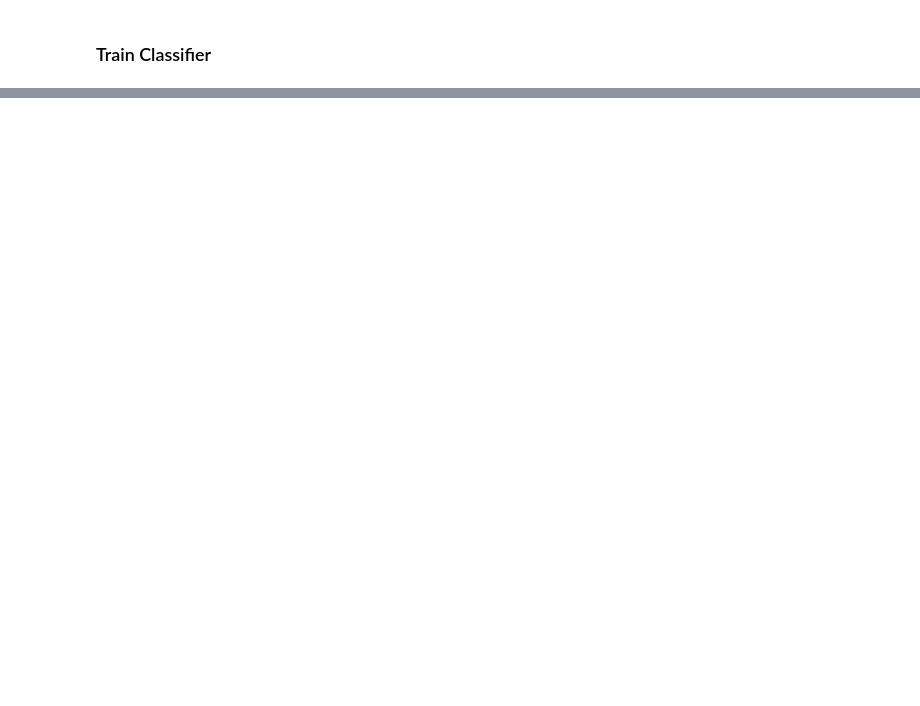
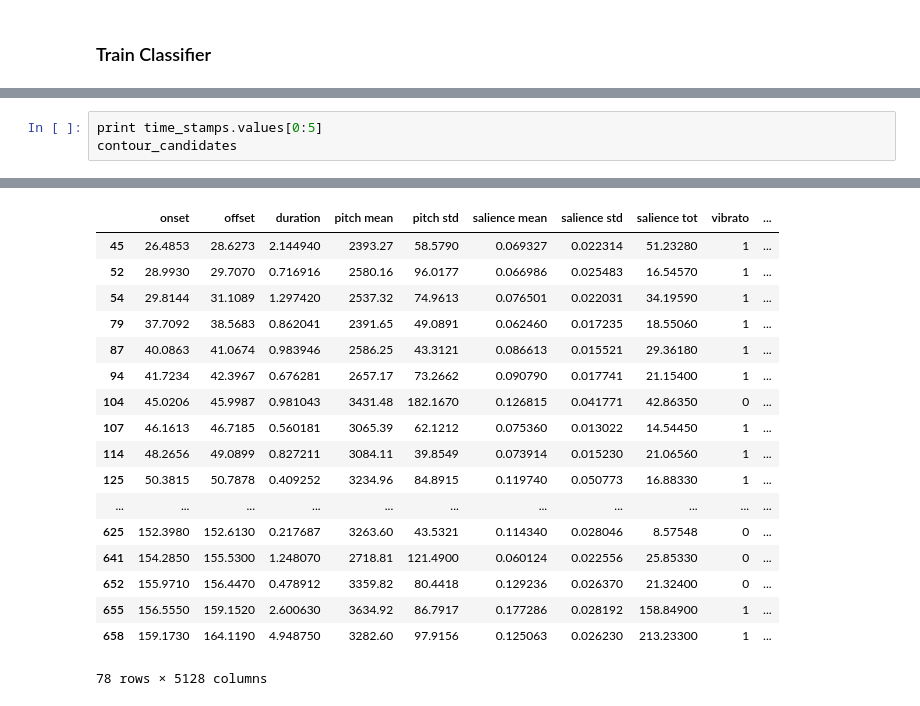
Before and after one commit to rabitt/contour_classification, a Jupyter notebook: contour_training.ipynb, the cells around one changed output, grey strips where cells are left out. Saved outputs shown, nothing was run; the diff lists cells and outputs as text; blank space fills up the shorter version.

```diff
--- a/contour_training.ipynb
+++ b/contour_training.ipynb
@@ -179,0 +412,4 @@ cc.make_coverage_plot(contour_test.iloc[:, :-1], test_annot_dat[track])
+# %%
+print time_stamps.values[0:5]
+contour_candidates
+# %% [output]
@@ -179,0 +419,18 @@ cc.make_coverage_plot(contour_test.iloc[:, :-1], test_annot_dat[track])
+|  | onset | offset | duration | pitch mean | pitch std | salience mean | salience std | salience tot | vibrato | ... |
+| 45 | 26.4853 | 28.6273 | 2.144940 | 2393.27 | 58.5790 | 0.069327 | 0.022314 | 51.23280 | 1 | ... |
+| 52 | 28.9930 | 29.7070 | 0.716916 | 2580.16 | 96.0177 | 0.066986 | 0.025483 | 16.54570 | 1 | ... |
+| 54 | 29.8144 | 31.1089 | 1.297420 | 2537.32 | 74.9613 | 0.076501 | 0.022031 | 34.19590 | 1 | ... |
+| 79 | 37.7092 | 38.5683 | 0.862041 | 2391.65 | 49.0891 | 0.062460 | 0.017235 | 18.55060 | 1 | ... |
+| 87 | 40.0863 | 41.0674 | 0.983946 | 2586.25 | 43.3121 | 0.086613 | 0.015521 | 29.36180 | 1 | ... |
+| 94 | 41.7234 | 42.3967 | 0.676281 | 2657.17 | 73.2662 | 0.090790 | 0.017741 | 21.15400 | 1 | ... |
+| 104 | 45.0206 | 45.9987 | 0.981043 | 3431.48 | 182.1670 | 0.126815 | 0.041771 | 42.86350 | 0 | ... |
+| 107 | 46.1613 | 46.7185 | 0.560181 | 3065.39 | 62.1212 | 0.075360 | 0.013022 | 14.54450 | 1 | ... |
+| 114 | 48.2656 | 49.0899 | 0.827211 | 3084.11 | 39.8549 | 0.073914 | 0.015230 | 21.06560 | 1 | ... |
+| 125 | 50.3815 | 50.7878 | 0.409252 | 3234.96 | 84.8915 | 0.119740 | 0.050773 | 16.88330 | 1 | ... |
+| ... | ... | ... | ... | ... | ... | ... | ... | ... | ... | ... |
+| 625 | 152.3980 | 152.6130 | 0.217687 | 3263.60 | 43.5321 | 0.114340 | 0.028046 | 8.57548 | 0 | ... |
+| 641 | 154.2850 | 155.5300 | 1.248070 | 2718.81 | 121.4900 | 0.060124 | 0.022556 | 25.85330 | 0 | ... |
+| 652 | 155.9710 | 156.4470 | 0.478912 | 3359.82 | 80.4418 | 0.129236 | 0.026370 | 21.32400 | 0 | ... |
+| 655 | 156.5550 | 159.1520 | 2.600630 | 3634.92 | 86.7917 | 0.177286 | 0.028192 | 158.84900 | 1 | ... |
+| 658 | 159.1730 | 164.1190 | 4.948750 | 3282.60 | 97.9156 | 0.125063 | 0.026230 | 213.23300 | 1 | ... |
+78 rows × 5128 columns
```
Also changed, not shown: parts of 28 cells of this notebook.
